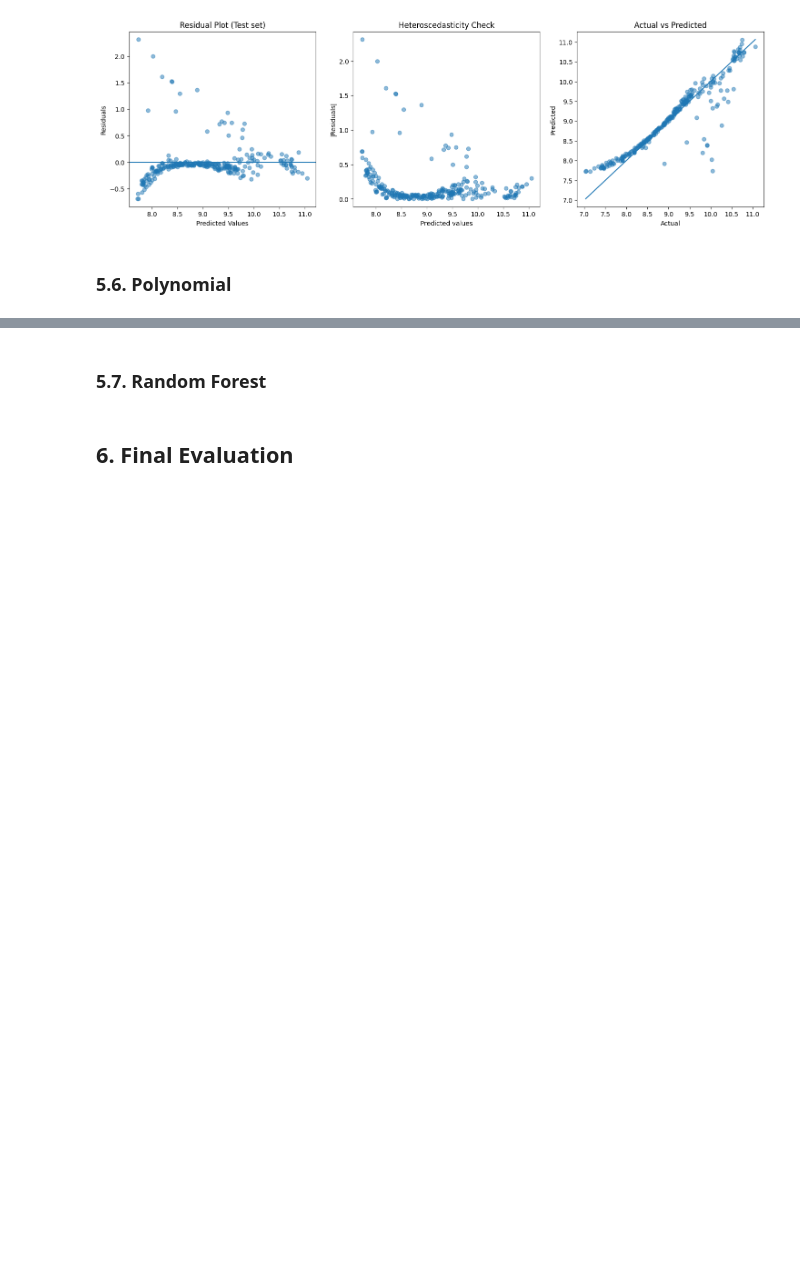
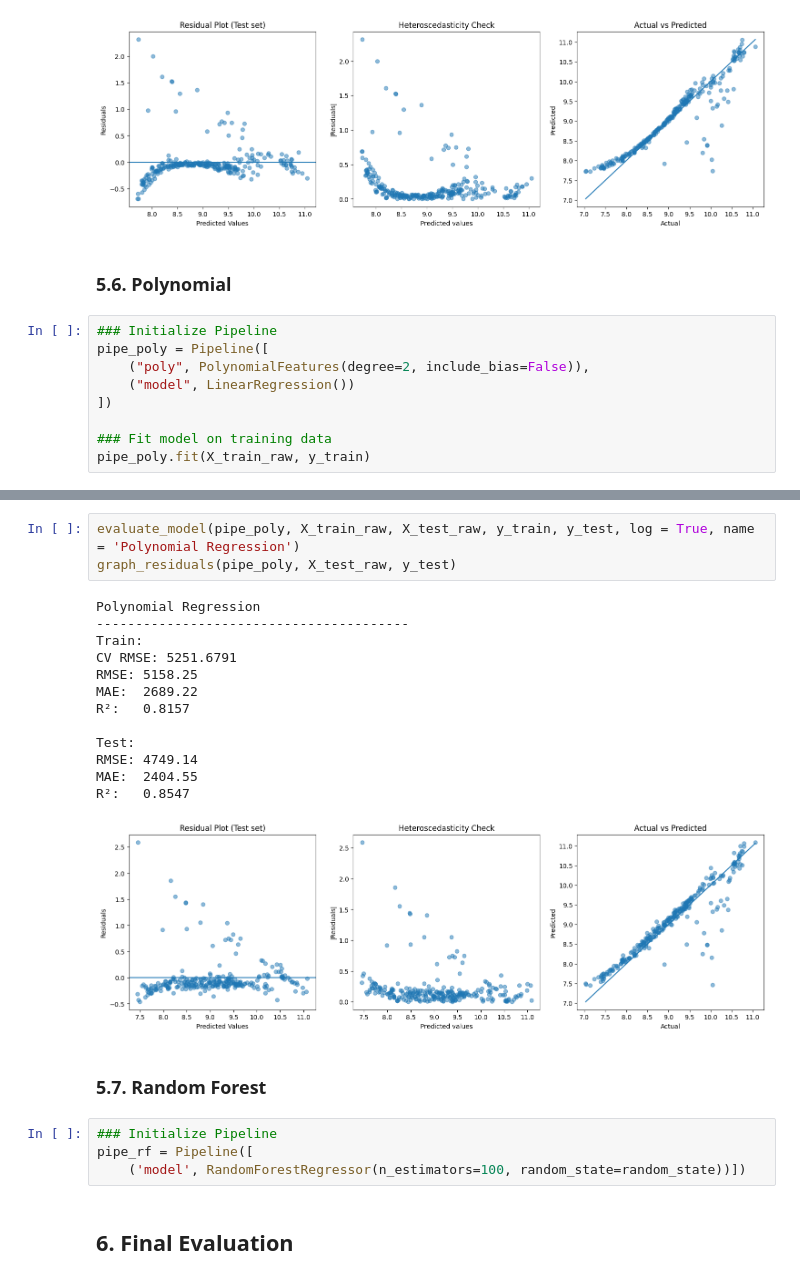
Before and after one commit to NikifBi/Medical_Costs_Regression_Analysis, a Jupyter notebook: Medical Costs.ipynb, the cells around one changed output, grey strips where cells are left out. Saved outputs shown, nothing was run; the diff lists cells and outputs as text; blank space fills up the shorter version.

Commit message:
Polynomial regression implementation

```diff
--- a/Medical Costs.ipynb
+++ b/Medical Costs.ipynb
@@ -1204,3 +1207,12 @@ R²:   0.8638
 [figure]
 # %% [markdown]
 ### 5.6. Polynomial
+# %%
+### Initialize Pipeline
+pipe_poly = Pipeline([
+    ("poly", PolynomialFeatures(degree=2, include_bias=False)),
+    ("model", LinearRegression())
+])
+
+### Fit model on training data
+pipe_poly.fit(X_train_raw, y_train)
@@ -1207,4 +1262,25 @@ R²:   0.8638
+# %%
+evaluate_model(pipe_poly, X_train_raw, X_test_raw, y_train, y_test, log = True, name = 'Polynomial Regression')
+graph_residuals(pipe_poly, X_test_raw, y_test)
+# %% [output]
+Polynomial Regression
+----------------------------------------
+Train:
+CV RMSE: 5251.6791
+RMSE: 5158.25
+MAE:  2689.22
+R²:   0.8157
+
+Test:
+RMSE: 4749.14
+MAE:  2404.55
+R²:   0.8547
+[figure, added]
 # %% [markdown]
 ### 5.7. Random Forest
+# %%
+### Initialize Pipeline
+pipe_rf = Pipeline([
+    ('model', RandomForestRegressor(n_estimators=100, random_state=random_state))])
 # %% [markdown]
 ## 6. Final Evaluation
```
Also changed, not shown: parts of 5 cells of this notebook.
